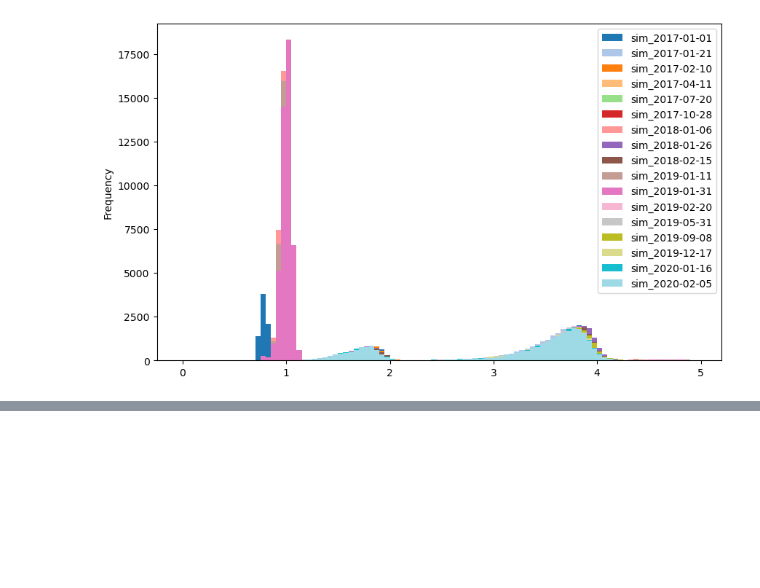
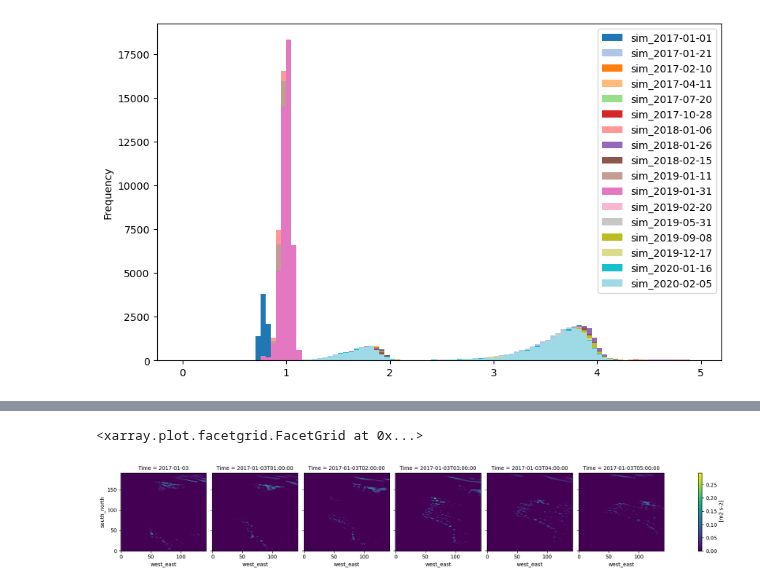
Before and after one commit to mpierzyna/otprof, a Jupyter notebook: data/nl/wrf/utils/diag.ipynb, the cells around one changed output, grey strips where cells are left out. Cells and saved outputs as stored; diff of their text form; code cells hidden in the pictures; blank space fills up the shorter version.

```diff
--- a/data/nl/wrf/utils/diag.ipynb
+++ b/data/nl/wrf/utils/diag.ipynb
@@ -71,0 +119,22 @@ dt_df.plot.hist(bins=np.arange(0, 5, .05), ax=ax, cmap="tab20")
+# %%
+Rd = 287.05
+g  = 9.81
+
+p    = ds['P'] + ds['PB']                       # full pressure, Pa, mass levels
+z_w  = (ds['PH'] + ds['PHB']) / g                # geopotential height at w-levels (staggered)
+dz   = z_w.diff('bottom_top_stag').rename({'bottom_top_stag': 'bottom_top'})
+
+Tk   = wrf.getvar(nc_list[1], "tk", timeidx=None)
+Tv   = Tk * (1 + 0.61 * ds['QVAPOR'])               # virtual temp
+rho  = p / (Rd * Tv)                                # density, kg/m3
+
+def column_path(q, rho, dz):
+    return (q * rho * dz).sum(dim='bottom_top')
+
+
+xx = column_path(ds['QRAIN'], rho, dz)
+# %%
+xx.plot(col="Time")
+# %% [output]
+<xarray.plot.facetgrid.FacetGrid at 0x...>
+[figure, added]
```
Also changed, not shown: parts of 10 cells of this notebook, 3 other files.
